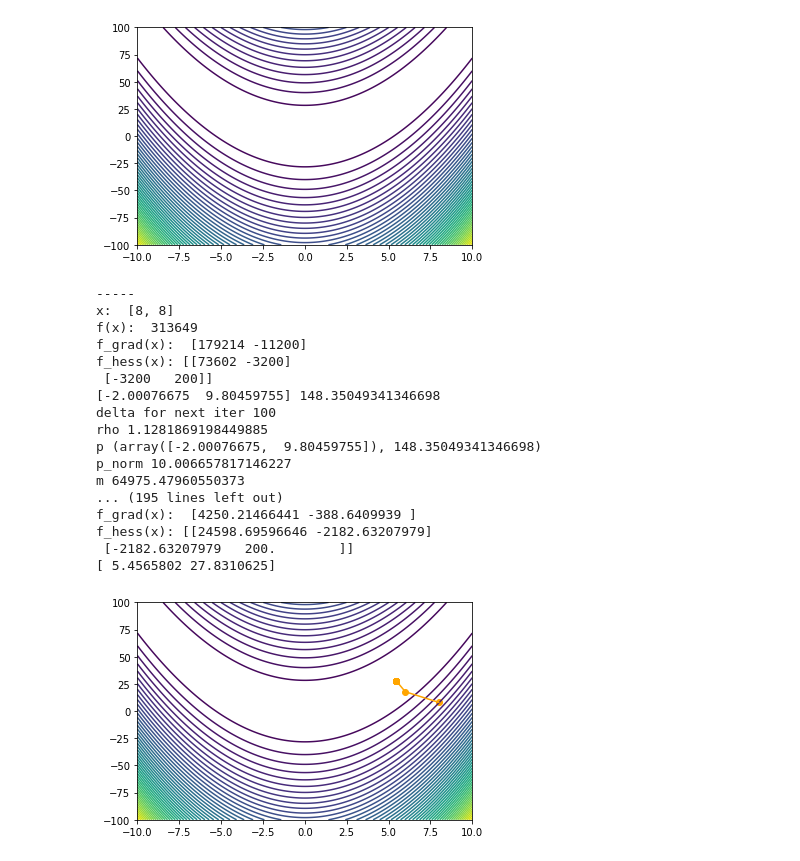
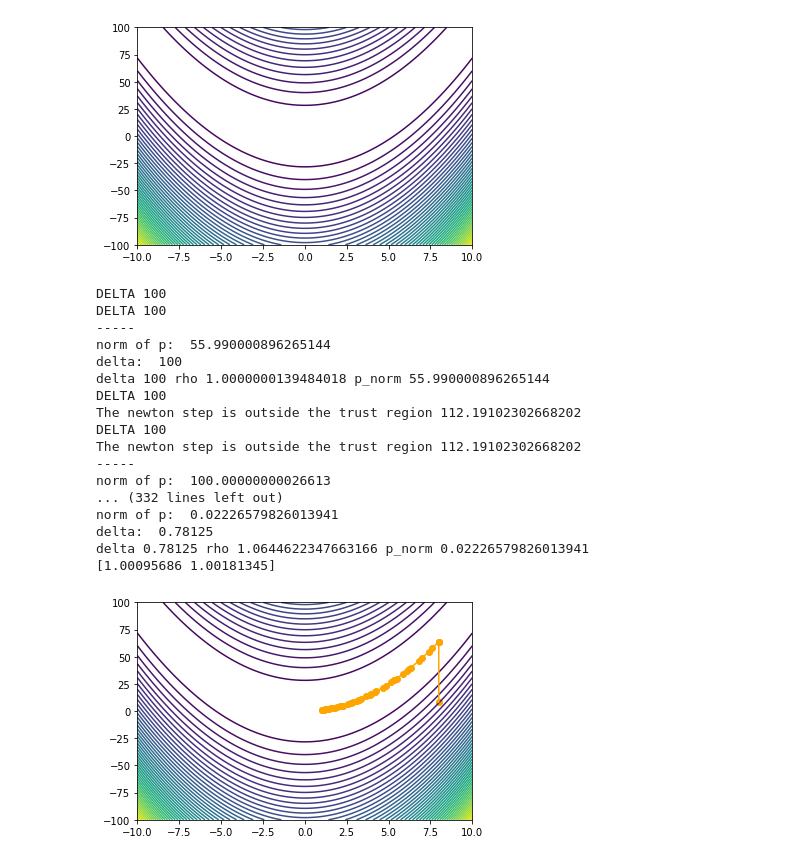
Before and after one commit to Snailed/no-2022-code, a Jupyter notebook: no-assignment-4.ipynb, the cells around one changed output. Cells and saved outputs as stored; diff of their text form; code cells hidden in the pictures.

```diff
--- a/no-assignment-4.ipynb
+++ b/no-assignment-4.ipynb
@@ -197,23 +198,23 @@ plot_contour(Rosenbrock.f, xs=10, ys=100)
 # %% [output]
 [figure]
 # %%
-plot_contour_from_function(TrustRegion.minimize, Rosenbrock, xs=10, ys=100, debug=True, max_iterations=17, lambda_init=0)
+plot_contour_from_function(TrustRegion.minimize, Rosenbrock, xs=10, ys=100)
 # %% [output]
+DELTA 100
+DELTA 100
 -----
-x:  [8, 8]
-f(x):  313649
-f_grad(x):  [179214 -11200]
-f_hess(x): [[73602 -3200]
- [-3200   200]]
-[-2.00076675  9.80459755] 148.35049341346698
-delta for next iter 100
-rho 1.1281869198449885
-p (array([-2.00076675,  9.80459755]), 148.35049341346698)
-p_norm 10.006657817146227
-m 64975.47960550373
-... (195 lines left out)
-f_grad(x):  [4250.21466441 -388.6409939 ]
-f_hess(x): [[24598.69596646 -2182.63207979]
- [-2182.63207979   200.        ]]
-[ 5.4565802 27.8310625]
+norm of p:  55.990000896265144
+delta:  100
+delta 100 rho 1.0000000139484018 p_norm 55.990000896265144
+DELTA 100
+The newton step is outside the trust region 112.19102302668202
+DELTA 100
+The newton step is outside the trust region 112.19102302668202
+-----
+norm of p:  100.00000000026613
+... (332 lines left out)
+norm of p:  0.02226579826013941
+delta:  0.78125
+delta 0.78125 rho 1.0644622347663166 p_norm 0.02226579826013941
+[1.00095686 1.00181345]
-[figure, old version]
+[figure, new version]
```
Also changed, not shown: parts of 12 cells of this notebook, 2 other files.
